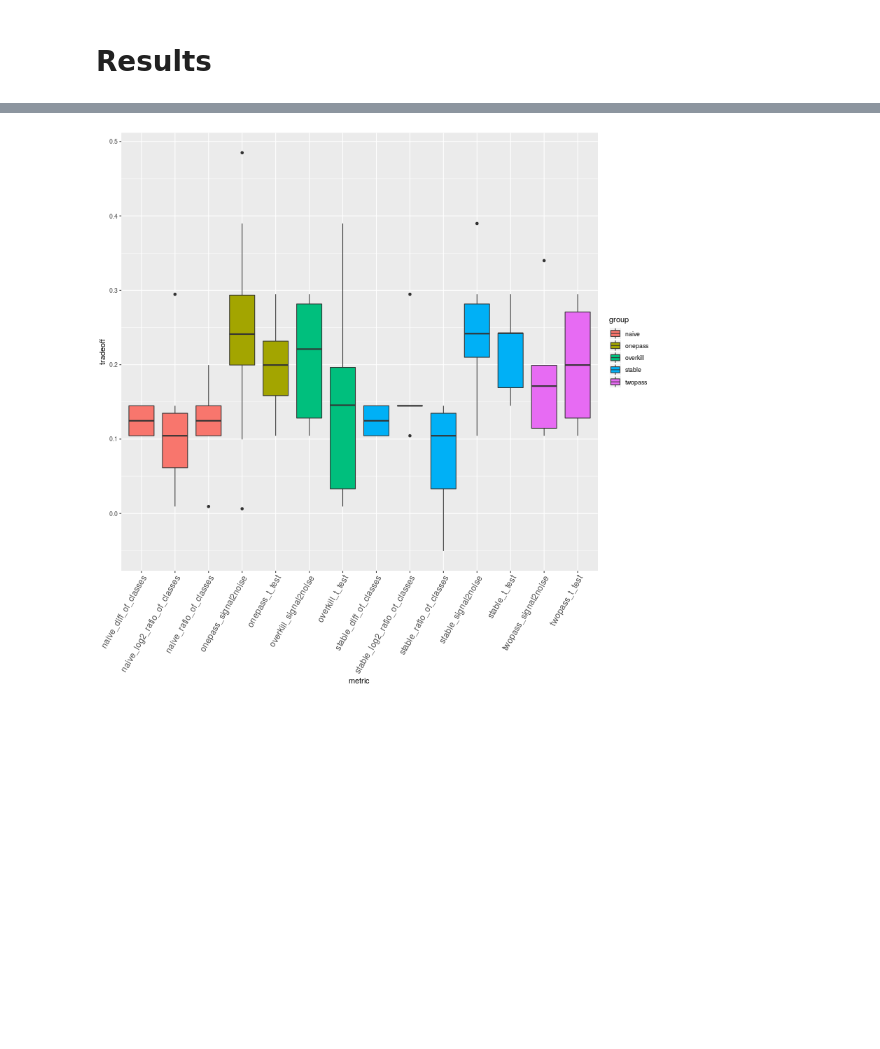
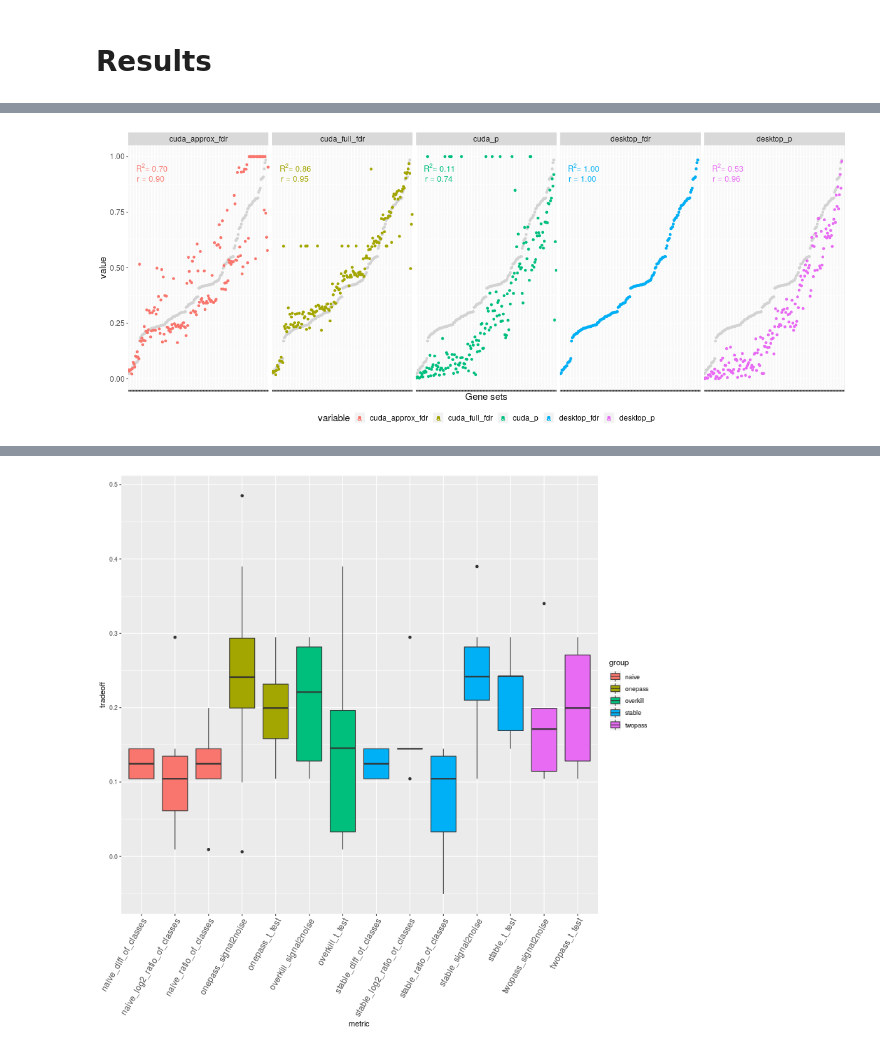
Before and after one commit to krassowski/drug-disease-profile-matching, a Jupyter notebook: notebooks/Signature-based drug-disease associations/cudaGSEA benchmarks.ipynb, the cells around one changed output, grey strips where cells are left out. Saved outputs shown, nothing was run; the diff lists cells and outputs as text; code cells hidden in the pictures; blank space fills up the shorter version.

Commit message:
Update cudaGSEA benchmark. Closing the topic.

```diff
--- a/notebooks/Signature-based drug-disease associations/cudaGSEA benchmarks.ipynb
+++ b/notebooks/Signature-based drug-disease associations/cudaGSEA benchmarks.ipynb
@@ -152,0 +85,4 @@ for i in range(3):
+# %%
+result_desktop = benchmark_app(app=gsea_desktop)
+result_cuda = benchmark_app(app=gsea_cuda)
+result_cuda_approx = benchmark_app(app=gsea_cuda_approx)
@@ -152,0 +107,4 @@ for i in range(3):
+# %%
+to_plot = fdr_comparison.melt(id_vars=['gene_set'])
+to_plot['gene_set'] = pd.Categorical(to_plot['gene_set'], ordered=True, categories=fdr_comparison.gene_set)
+to_plot.head()
@@ -152,0 +118,18 @@ for i in range(3):
+# %%
+from scipy.stats import pearsonr
+from sklearn.metrics import r2_score
+
+def pearsonr_score(x, y):
+    return pearsonr(x, y)[0]
+
+clean_comparison = fdr_comparison.dropna()
+
+stats = DataFrame({
+    stat.__name__: Series({
+        other: stat(clean_comparison['desktop_fdr'], clean_comparison[other])
+        for other in fdr_comparison.columns
+        if other not in ['gene_set']
+    })
+    for stat in [r2_score, pearsonr_score]
+})
+stats
@@ -152,0 +143,18 @@ for i in range(3):
+# %%
+annotations = stats.reset_index().rename({'index': 'variable'}, axis=1)
+annotations.r2_score = annotations.r2_score.apply(lambda r2: f"R^{2}*'= {r2:.2f}'")
+annotations.pearsonr_score = annotations.pearsonr_score.apply(lambda r: f'r = {r:.2f}')
+# %%
+%%R -i to_plot -i annotations -w 1200
+(
+    ggplot(to_plot, aes(x=gene_set, y=value, color=variable))
+    + geom_point(data=to_plot[to_plot$variable == 'desktop_fdr', c('gene_set', 'value')], color='lightgrey')
+    + geom_text(data=annotations, aes(x=-Inf, y=0.95, label=r2_score), hjust=-0.25, parse=T, size=4.5)
+    + geom_text(data=annotations, aes(x=-Inf, y=0.90, label=pearsonr_score), hjust=-0.315, size=4.5)
+    + geom_point()
+    + facet_grid('. ~ variable')
+    + theme(axis.text.x = element_blank(), legend.position='bottom', legend.box='horizontal', text=element_text(size=15))
+    + xlab('Gene sets')
+)
+# %% [output]
+[figure, added]
```
Also changed, not shown: parts of 78 cells of this notebook.
